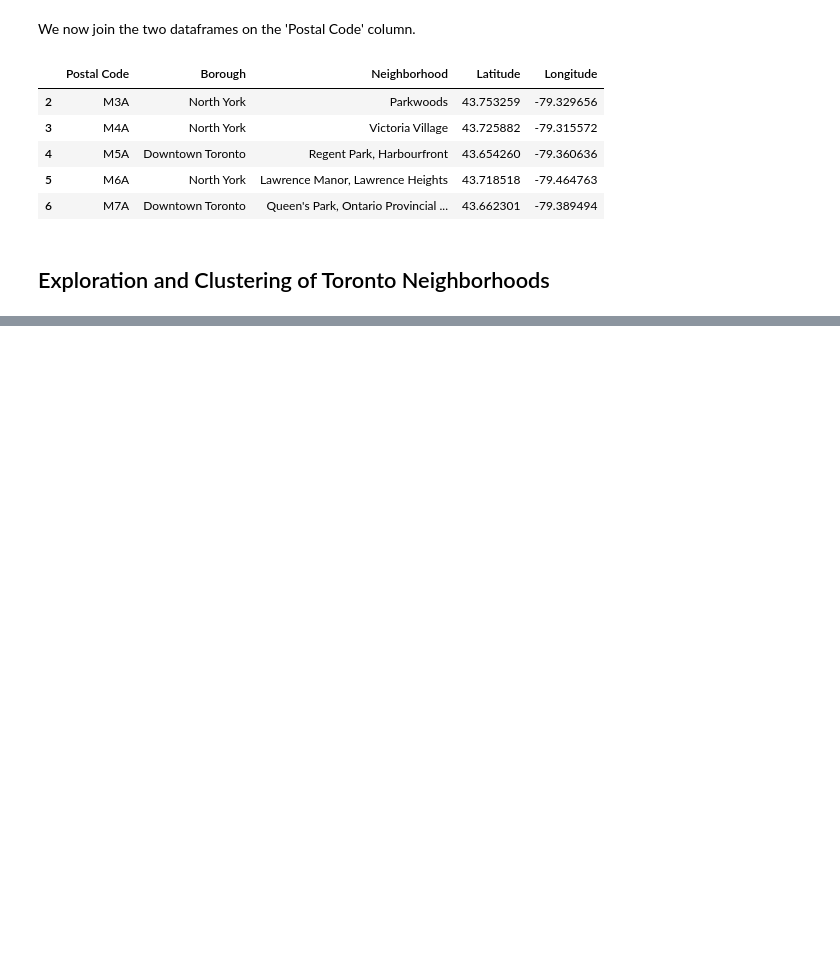
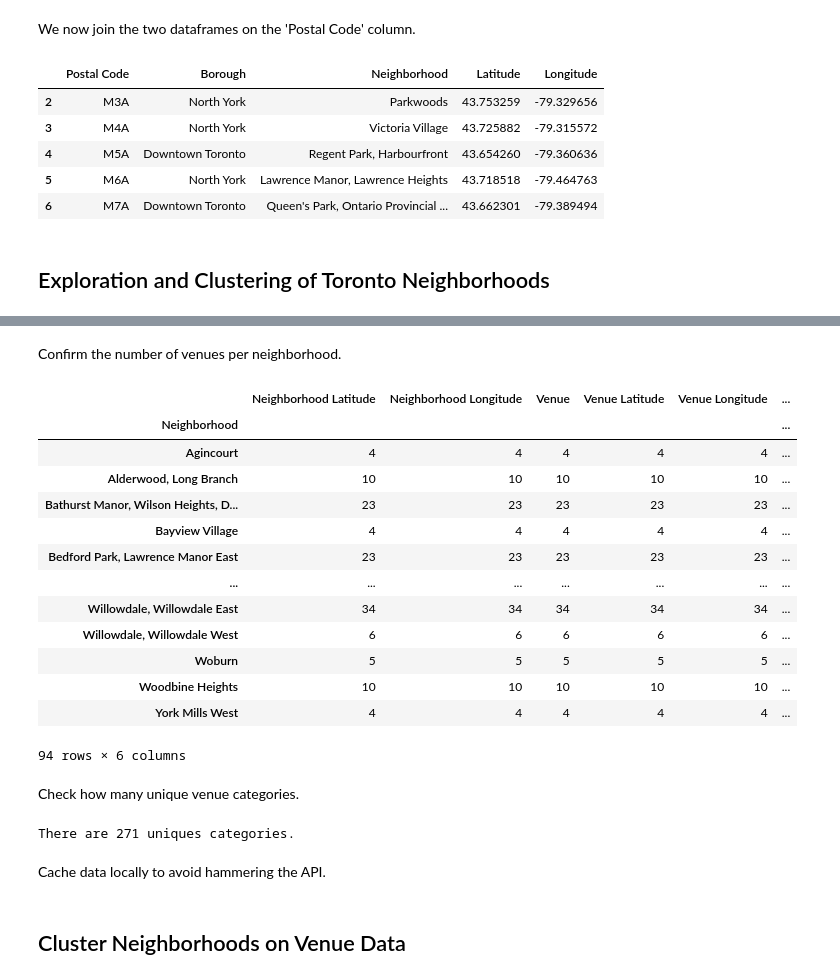
Before and after one commit to bkeej/Coursera_Capstone, a Jupyter notebook: applied_data_science_capstone.ipynb, the cells around one changed output, grey strips where cells are left out. Drawn from its saved outputs; the diff is of its cells as text; code cells hidden in the pictures; blank space fills up the shorter version.

Commit message:
query foursquare for toronto neighborhood venue data

```diff
--- a/applied_data_science_capstone.ipynb
+++ b/applied_data_science_capstone.ipynb
@@ -71,0 +87,19 @@ df.head()
+# %%
+# create map of New York using latitude and longitude values
+map_toronto = folium.Map(location=[43.753259, -79.329656], zoom_start=10)
+
+# add markers to map
+for lat, lng, borough, neighborhood in zip(df['Latitude'], df['Longitude'], df['Borough'], df['Neighborhood']):
+    label = '{}, {}'.format(neighborhood, borough)
+    label = folium.Popup(label, parse_html=True)
+    folium.CircleMarker(
+        [lat, lng],
+        radius=5,
+        popup=label,
+        color='blue',
+        fill=True,
+        fill_color='#3186cc',
+        fill_opacity=0.7,
+        parse_html=False).add_to(map_toronto)
+
+map_toronto
@@ -71,0 +114,8 @@ df.head()
+# %%
+CLIENT_ID = 'CLIENT_ID' # your Foursquare ID
+CLIENT_SECRET = 'CLIEND_SECRET' # your Foursquare Secret
+VERSION = '20180605' # Foursquare API version
+
+print('Your credentails:')
+print('CLIENT_ID: ' + CLIENT_ID)
+print('CLIENT_SECRET:' + CLIENT_SECRET)
@@ -71,0 +171,5 @@ df.head()
+# %%
+toronto_venues = getNearbyVenues(names=df['Neighborhood'],
+                                   latitudes=df['Latitude'],
+                                   longitudes=df['Longitude']
+                                  )
@@ -71,0 +207,27 @@ df.head()
+# %% [markdown]
+Confirm the number of venues per neighborhood.
+# %%
+toronto_venues.groupby('Neighborhood').count()
+# %% [output]
+|  | Neighborhood Latitude | Neighborhood Longitude | Venue | Venue Latitude | Venue Longitude | ... |
+| Neighborhood |  |  |  |  |  | ... |
+| Agincourt | 4 | 4 | 4 | 4 | 4 | ... |
+| Alderwood, Long Branch | 10 | 10 | 10 | 10 | 10 | ... |
+| Bathurst Manor, Wilson Heights, D... | 23 | 23 | 23 | 23 | 23 | ... |
+| Bayview Village | 4 | 4 | 4 | 4 | 4 | ... |
+| Bedford Park, Lawrence Manor East | 23 | 23 | 23 | 23 | 23 | ... |
+| ... | ... | ... | ... | ... | ... | ... |
+| Willowdale, Willowdale East | 34 | 34 | 34 | 34 | 34 | ... |
+| Willowdale, Willowdale West | 6 | 6 | 6 | 6 | 6 | ... |
+| Woburn | 5 | 5 | 5 | 5 | 5 | ... |
+| Woodbine Heights | 10 | 10 | 10 | 10 | 10 | ... |
+| York Mills West | 4 | 4 | 4 | 4 | 4 | ... |
+94 rows × 6 columns
+# %% [markdown]
+Check how many unique venue categories.
+# %%
+print('There are {} uniques categories.'.format(len(toronto_venues['Venue Category'].unique())))
+# %% [output]
+There are 271 uniques categories.
+# %% [markdown]
+Cache data locally to avoid hammering the API.
@@ -71,0 +236,2 @@ df.head()
+# %% [markdown]
+## Cluster Neighborhoods on Venue Data
```
Also changed, not shown: parts of 16 cells of this notebook.
